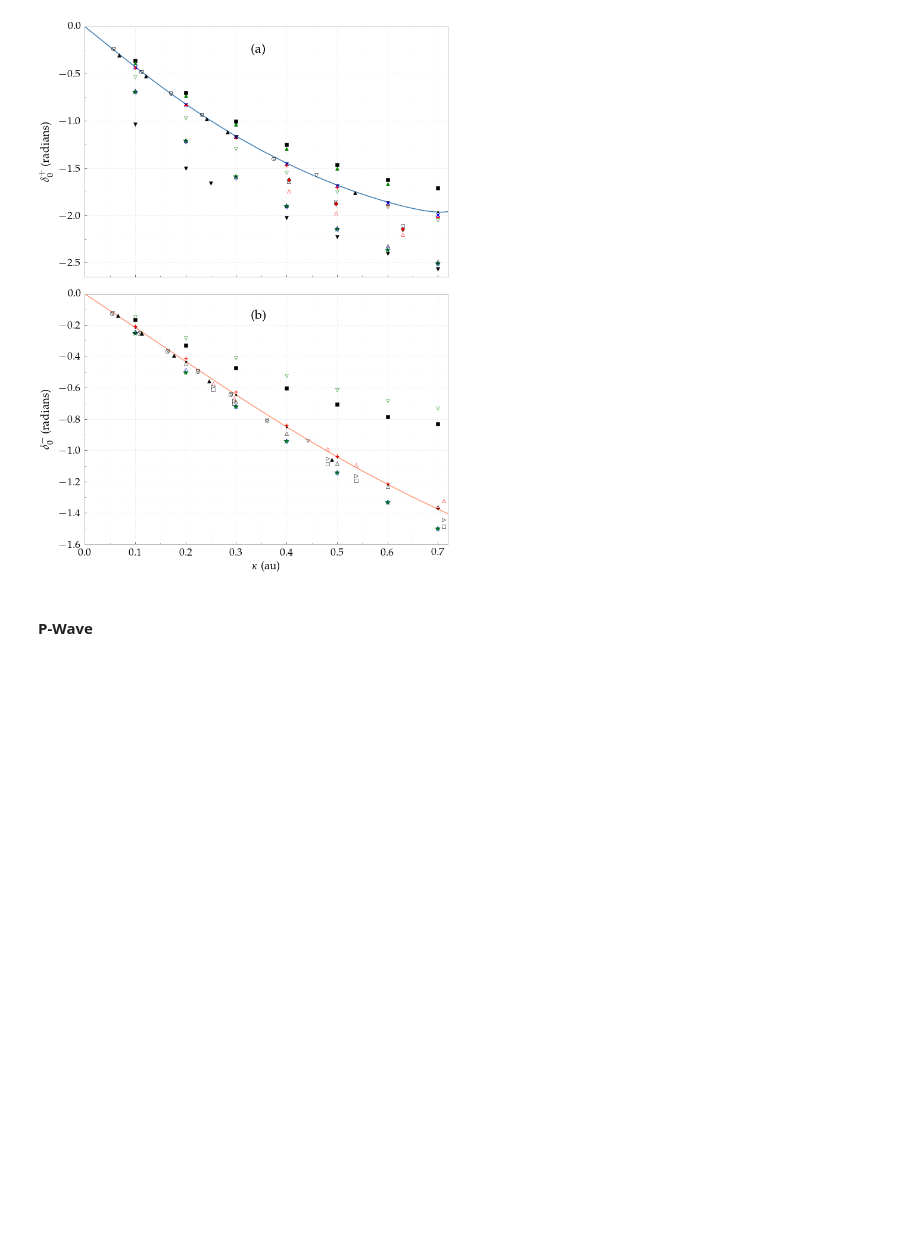
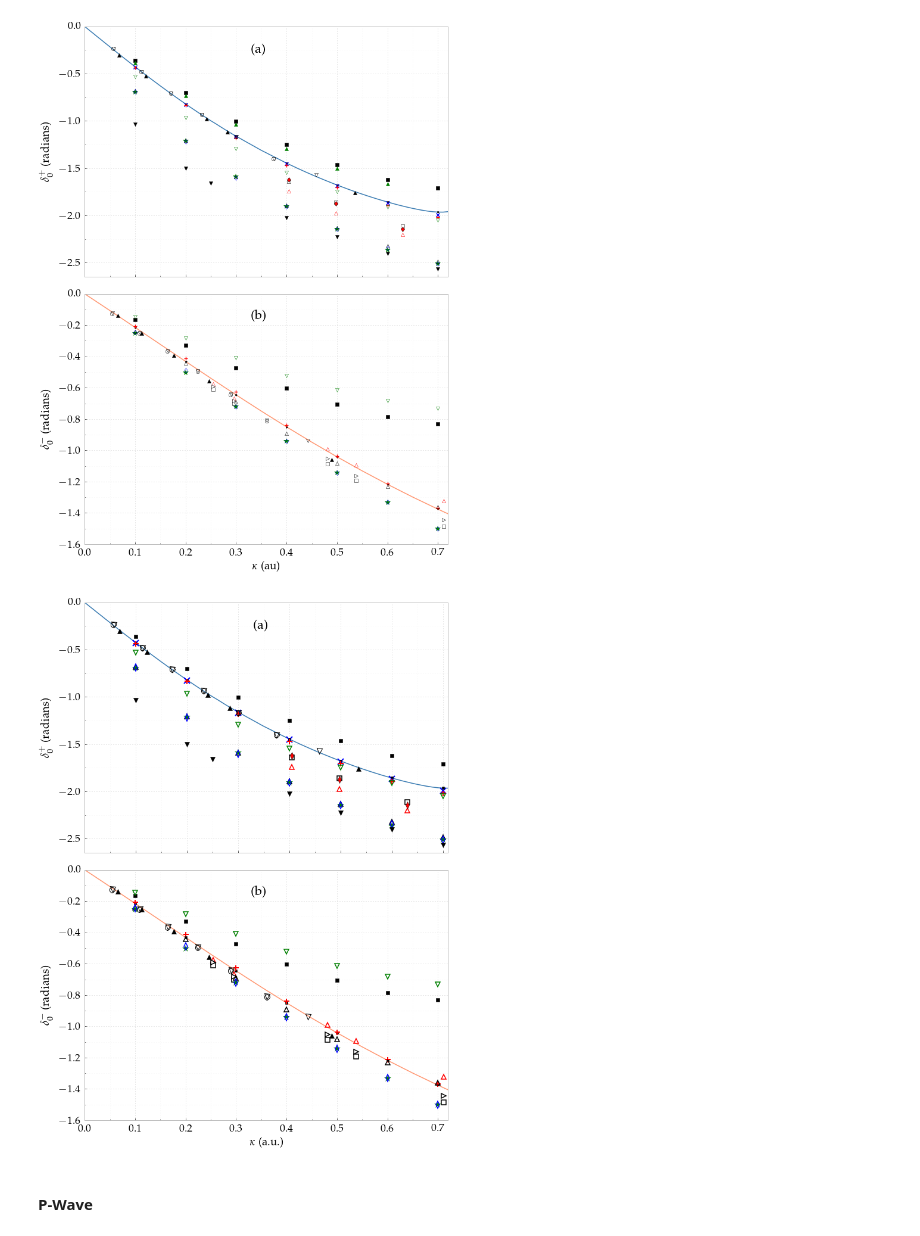
Before and after one commit to DentonW/Papers, a Jupyter notebook: Dissertation/IPython/Dissertation.ipynb, the cells around one changed output. Cells and saved outputs as stored; diff of their text form; code cells hidden in the pictures; blank space fills up the shorter version.

```diff
--- a/Dissertation/IPython/Dissertation.ipynb
+++ b/Dissertation/IPython/Dissertation.ipynb
@@ -856,6 +854,79 @@ pyplot.savefig('swave-comparisons.pdf', bbox_inches='tight')
 pyplot.show()
 # %% [output]
 [figure]
+# %%
+fig = pyplot.figure(figsize=(10, 6.7*2))
+
+###########
+# Singlet #
+###########
+pyplot.subplot(2, 1, 1)
+
+pyplot.plot(df['Kappa'], df['Phase1S'], marker='.', markersize=0.01, color=singletcolor)
+#pyplot.plot(Zhang1S2012['kappa'], Zhang1S2012['phase'], 'bx')
+pyplot.plot(Walters1S2004['kappa'], Walters1S2004['phase'], 'bx', mew=2, ms=10)
+pyplot.plot(VanReeth1S2003['kappa'], VanReeth1S2003['phase'], 'k.', ms=9)
+pyplot.plot(Walters1S2004['kappa'], Walters1S2004['phase'], 'bx')
+pyplot.plot(Blackwood1S2002['kappa'], Blackwood1S2002['phase'], 'r+', mew=2, ms=9)
+pyplot.plot(Chiesa1S2002['kappa'], Chiesa1S2002['phase'], 'k^', ms=8)
+pyplot.plot(Ivanov1S2002['kappa'], Ivanov1S2002['phase'], 'kv', markerfacecolor='none', markeredgecolor='k', mew=1, ms=9)
+pyplot.plot(Ivanov1S2001['kappa'], Ivanov1S2001['phase'], 'ko', markerfacecolor='none', mew=1, ms=9)
+pyplot.plot(Sinha1S2000['kappa'], Sinha1S2000['phase'], '^', markerfacecolor='none', markeredgecolor='r', mew=1.5, ms=8)
+pyplot.plot(Adhikari1S1999['kappa'], Adhikari1S1999['phase'], 'ks')
+pyplot.plot(Campbell1S1998['kappa'], Campbell1S1998['phase'], 's', markerfacecolor='none', markeredgecolor='k', mew=1.5, ms=8)
+pyplot.plot(Sinha1S1997['kappa'], Sinha1S1997['phase'], '^', markerfacecolor='none', markeredgecolor='k', mew=1.5, ms=8)
+pyplot.plot(Ray1S1997['kappa'], Ray1S1997['phase'], 'g*', markersize=13, markerfacecolor='g', markeredgecolor='none')
+pyplot.plot(Drachman1S1975['kappa'], Drachman1S1975['phase'], 'rd', ms=8)
+pyplot.plot(Hara1S1975['kappa'], Hara1S1975['phase'], 'd', markerfacecolor='none', markeredgecolor='b', mew=1.5, ms=8)
+pyplot.plot(Fraser1S1961['kappa'], Fraser1S1961['phase'], 'kv', ms=8)
+pyplot.plot(Biswas1S2001['kappa'], Biswas1S2001['phase'], 'v', markerfacecolor='none', markeredgecolor='g', mew=1.5, ms=8)
+#pyplot.xlabel(r"$\kappa$ (au)")
+pyplot.ylabel(r"$\delta_0^+$ (radians)")
+
+ax = plt.gca()
+ax.set_xticklabels([])
+ax.text(0.33, -0.28, '(a)', fontsize=22)
+
+pyplot.xlim([0, 0.71])
+pyplot.ylim([-2.65, 0])
+FixPlot(plt)
+
+###########
+# Triplet #
+###########
+pyplot.subplot(2, 1, 2)
+
+#df.plot(x='Kappa', y='Phase3S', marker='.', markersize=0.01, label=r'$^3S$ Complex Kohn', color=tripletcolor)
+pyplot.plot(df['Kappa'], df['Phase3S'], marker='.', markersize=0.01, label=r'$^3S$ Complex Kohn', color=tripletcolor)
+pyplot.plot(VanReeth3S2003['kappa'], VanReeth3S2003['phase'], 'k.', ms=9)
+pyplot.plot(Blackwood3S2002['kappa'], Blackwood3S2002['phase'], 'r+', label='Blackwood 2002', mew=2, ms=9)
+pyplot.plot(Chiesa3S2002['kappa'], Chiesa3S2002['phase'], 'k^', label='Chiesa 2002', ms=8)
+pyplot.plot(Ivanov3S2002['kappa'], Ivanov3S2002['phase'], 'kv', markerfacecolor='none', markeredgecolor='k', label='Ivanov 2002', mew=1, ms=9)
+pyplot.plot(Ivanov3S2001['kappa'], Ivanov3S2001['phase'], 'ko', markerfacecolor='none', mew=1, ms=9)
+pyplot.plot(Sinha3S2000['kappa'], Sinha3S2000['phase'], '^', markerfacecolor='none', markeredgecolor='r', label='Sinha 2000', mew=1.5, ms=8)
+pyplot.plot(Adhikari3S1999['kappa'], Adhikari3S1999['phase'], 'ks', label='Adhikari 1999')
+pyplot.plot(Campbell3S1998['kappa'], Campbell3S1998['phase'], 's', markerfacecolor='none', markeredgecolor='k', label='Campbell 1998', mew=1.5, ms=8)
+pyplot.plot(Sinha3S1997['kappa'], Sinha3S1997['phase'], '^', markerfacecolor='none', markeredgecolor='k', label='Sinha 1997', mew=1.5, ms=8)
+pyplot.plot(Ray3S1997['kappa'], Ray3S1997['phase'], 'g*', markersize=13, markerfacecolor='g', markeredgecolor='none', label='Ray 1997')
+#pyplot.plot(Drachman3S1976['kappa'], Drachman3S1976['phase'], 'rd', label='Drachman 1975')
+pyplot.plot(Drachman3S1976['kappa'], Drachman3S1976['phase'], 'w>', label='Drachman 1975', mew=1.5, ms=8)
+pyplot.plot(Hara3S1975['kappa'], Hara3S1975['phase'], 'd', markerfacecolor='none', markeredgecolor='b', label='Hara 1975', mew=1.5, ms=8)
+pyplot.plot(Biswas3S2001['kappa'], Biswas3S2001['phase'], 'v', markerfacecolor='none', markeredgecolor='g', mew=1.5, ms=8)
+pyplot.xlabel(r"$\kappa$ (a.u.)")
+pyplot.ylabel(r"$\delta_0^-$ (radians)")
+
+ax = plt.gca()
+#ax.set_xticklabels([])
+ax.text(0.33, -0.16, '(b)', fontsize=22)
+
+pyplot.xlim([0, 0.72])
+FixPlot(plt)
+
+plt.tight_layout()
+pyplot.savefig('swave-comparisons.pdf', bbox_inches='tight')
+pyplot.show()
+# %% [output]
+[figure, added]
 # %% [markdown]
 #### P-Wave
 # %%
```
Also changed, not shown: parts of 2 cells of this notebook, 8 other files.
